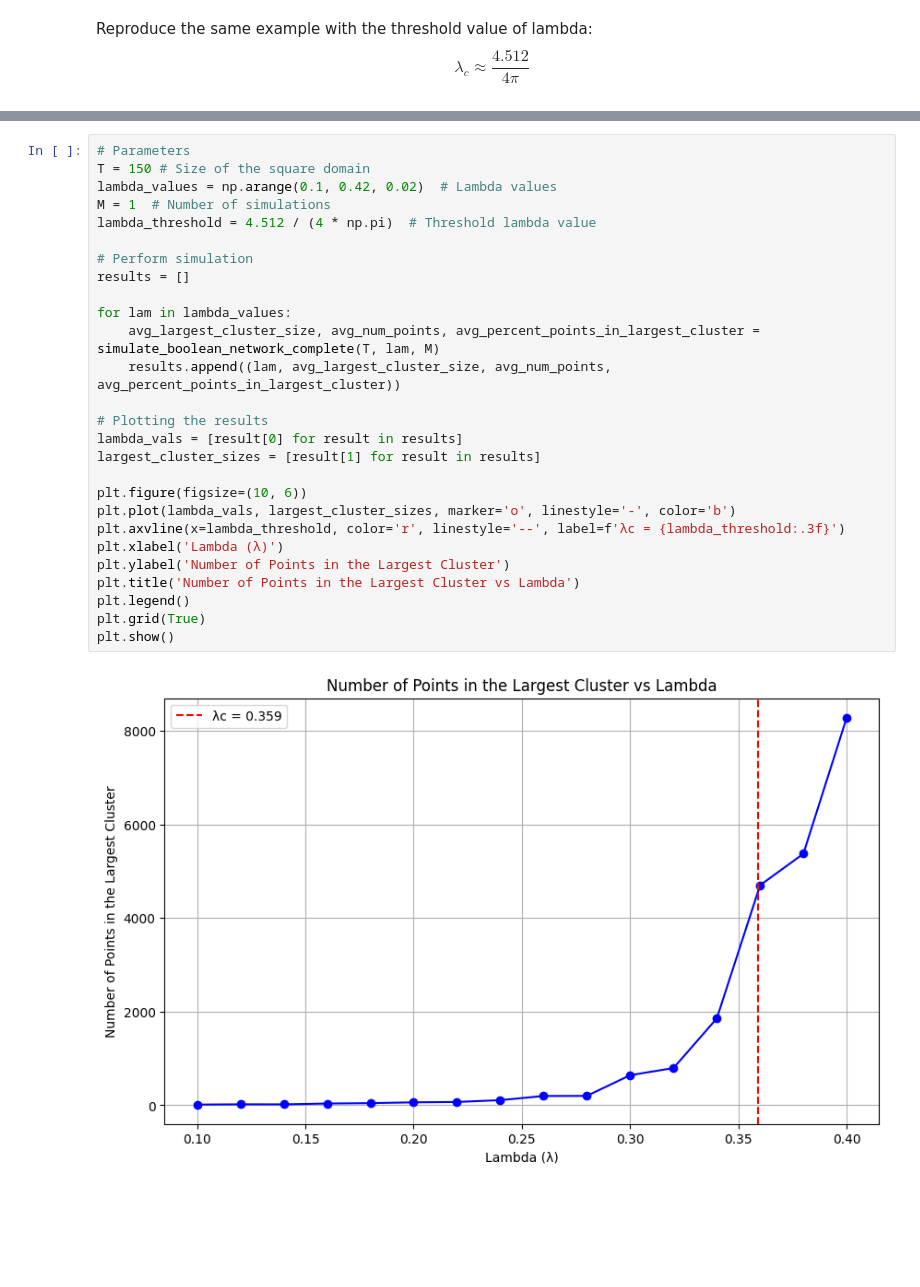
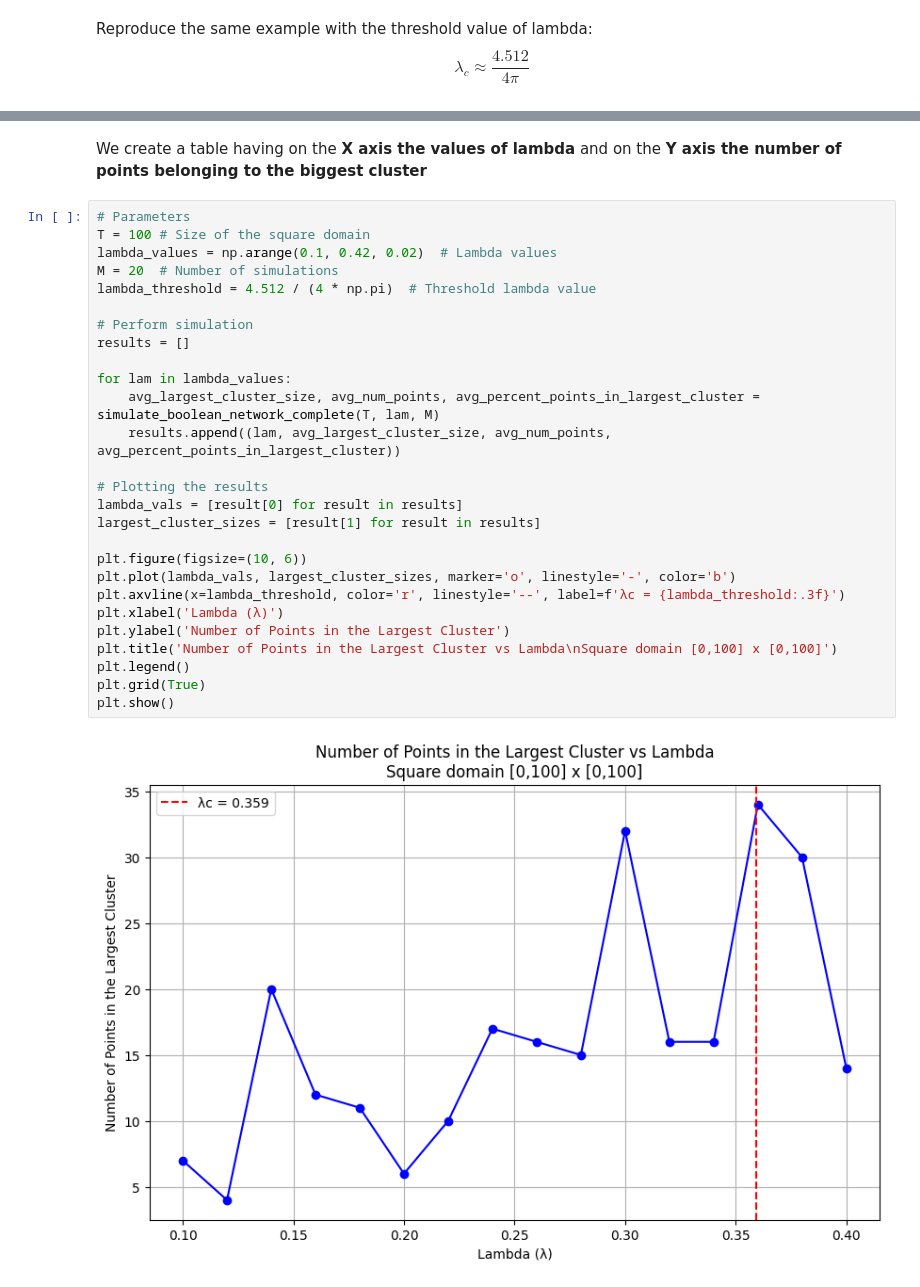
Before and after one commit to lorenzosquassoni/PERCOLATION-ON-BOOLEAN-NETWORKS, a Jupyter notebook: PERCOLATION ON BOOLEAN NETWORKS PROJECT.ipynb, the cells around one changed output, grey strips where cells are left out. Drawn from its saved outputs; the diff is of its cells as text; blank space fills up the shorter version.

Commit message:
chart 3

```diff
--- a/PERCOLATION ON BOOLEAN NETWORKS PROJECT.ipynb
+++ b/PERCOLATION ON BOOLEAN NETWORKS PROJECT.ipynb
@@ -399,29 +396,31 @@ plt.show()
+# %% [markdown]
+We create a table having on the **X axis the values of lambda** and on the **Y axis the number of points belonging to the biggest cluster**
 # %%
 # Parameters
-T = 150 # Size of the square domain
+T = 100 # Size of the square domain
 lambda_values = np.arange(0.1, 0.42, 0.02)  # Lambda values
-M = 1  # Number of simulations
+M = 20  # Number of simulations
 lambda_threshold = 4.512 / (4 * np.pi)  # Threshold lambda value
 
 # Perform simulation
 results = []
 
 for lam in lambda_values:
     avg_largest_cluster_size, avg_num_points, avg_percent_points_in_largest_cluster = simulate_boolean_network_complete(T, lam, M)
     results.append((lam, avg_largest_cluster_size, avg_num_points, avg_percent_points_in_largest_cluster))
 
 # Plotting the results
 lambda_vals = [result[0] for result in results]
 largest_cluster_sizes = [result[1] for result in results]
 
 plt.figure(figsize=(10, 6))
 plt.plot(lambda_vals, largest_cluster_sizes, marker='o', linestyle='-', color='b')
 plt.axvline(x=lambda_threshold, color='r', linestyle='--', label=f'λc = {lambda_threshold:.3f}')
 plt.xlabel('Lambda (λ)')
 plt.ylabel('Number of Points in the Largest Cluster')
-plt.title('Number of Points in the Largest Cluster vs Lambda')
+plt.title('Number of Points in the Largest Cluster vs Lambda\nSquare domain [0,100] x [0,100]')
 plt.legend()
 plt.grid(True)
 plt.show()
 # %% [output]
-[figure, old version]
+[figure, new version]
```
Also changed, not shown: parts of 11 cells of this notebook.
